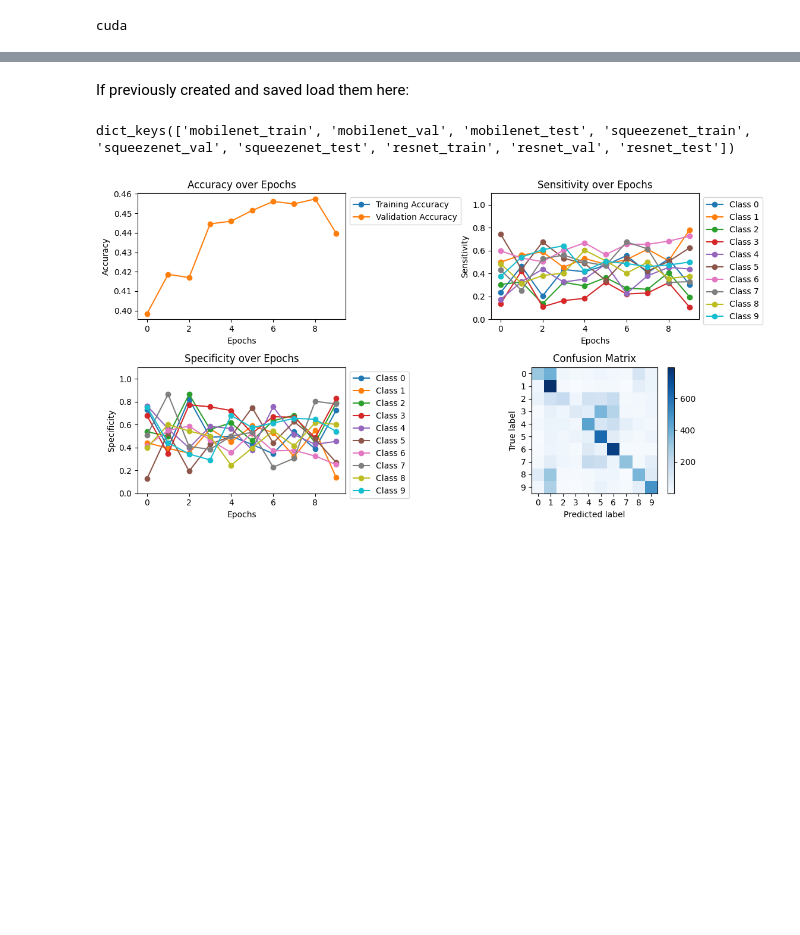
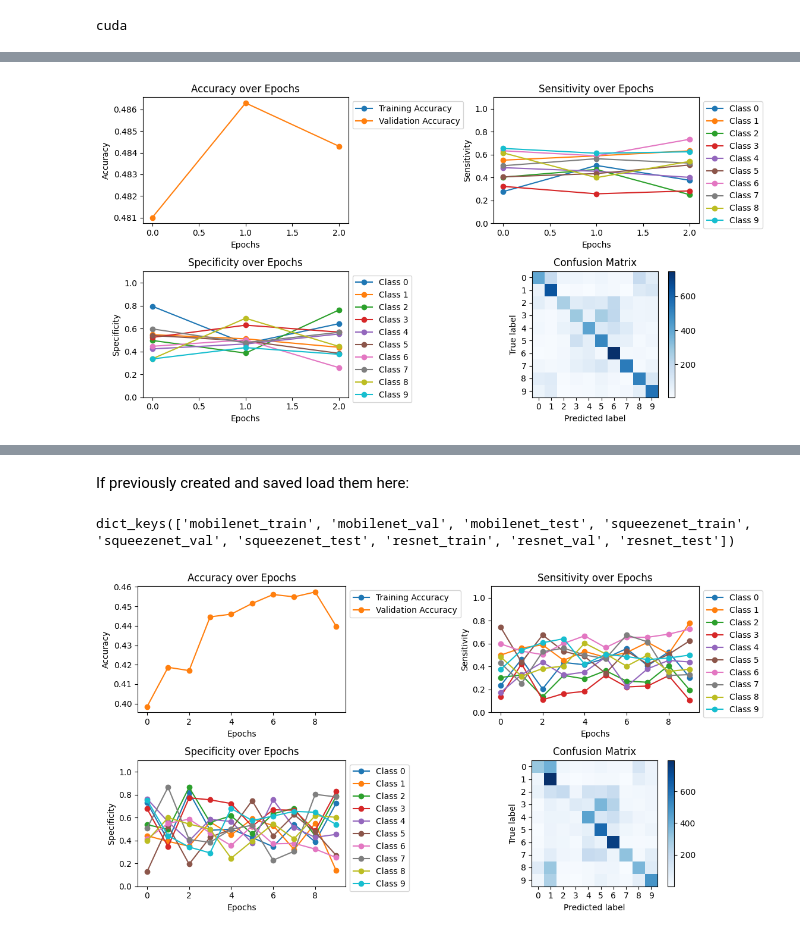
Before and after one commit to Twinbo/Signals-and-Data-Autumn-2025-student, a Jupyter notebook: week_10/cifar_stl.ipynb, the cells around one changed output, grey strips where cells are left out. Saved outputs shown, nothing was run; the diff lists cells and outputs as text; code cells hidden in the pictures; blank space fills up the shorter version.

```diff
--- a/week_10/cifar_stl.ipynb
+++ b/week_10/cifar_stl.ipynb
@@ -14,0 +64,14 @@ cuda
+# %%
+results_squeezenet_train = train(
+    device=device,
+    model=model_squeezenet,
+    train_dataloader=dataloaders_own_rep["squeezenet_train"],
+    epochs=epochs,
+    val_dataloader=dataloaders_own_rep["squeezenet_val"],
+    run_filepath="models/own_reps/squeezenet",
+    plot=True,
+    overwrite=False,
+    in_notebook=True
+)
+# %% [output]
+[figure, added]
```
Also changed, not shown: parts of 17 cells of this notebook, 2 other files.
